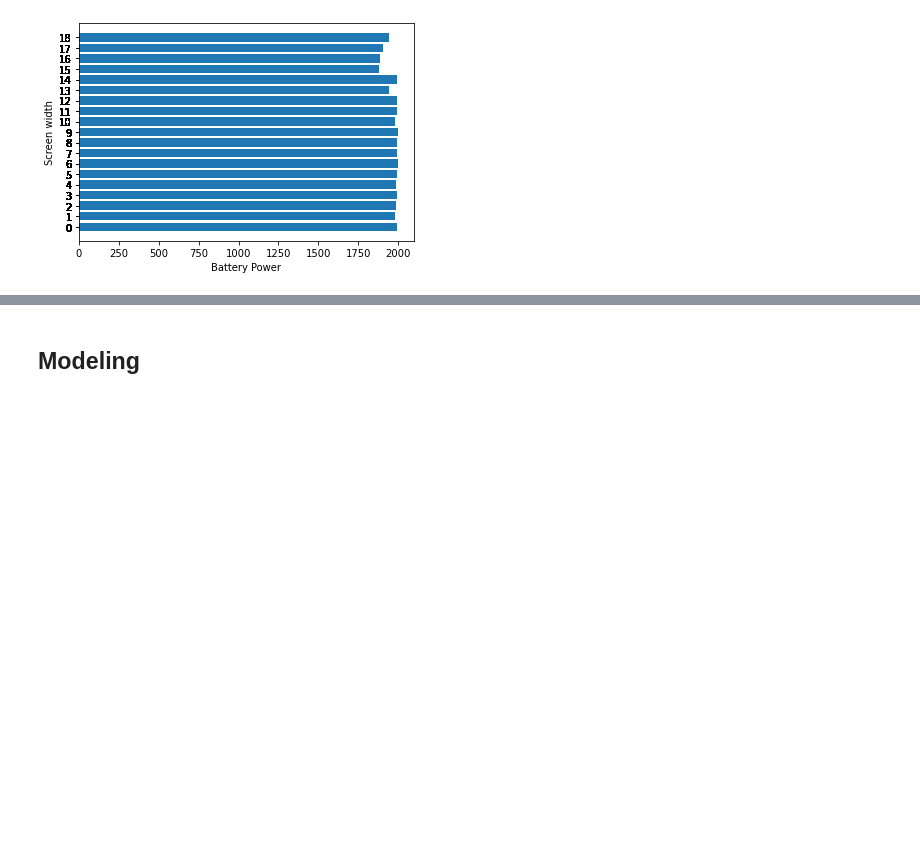
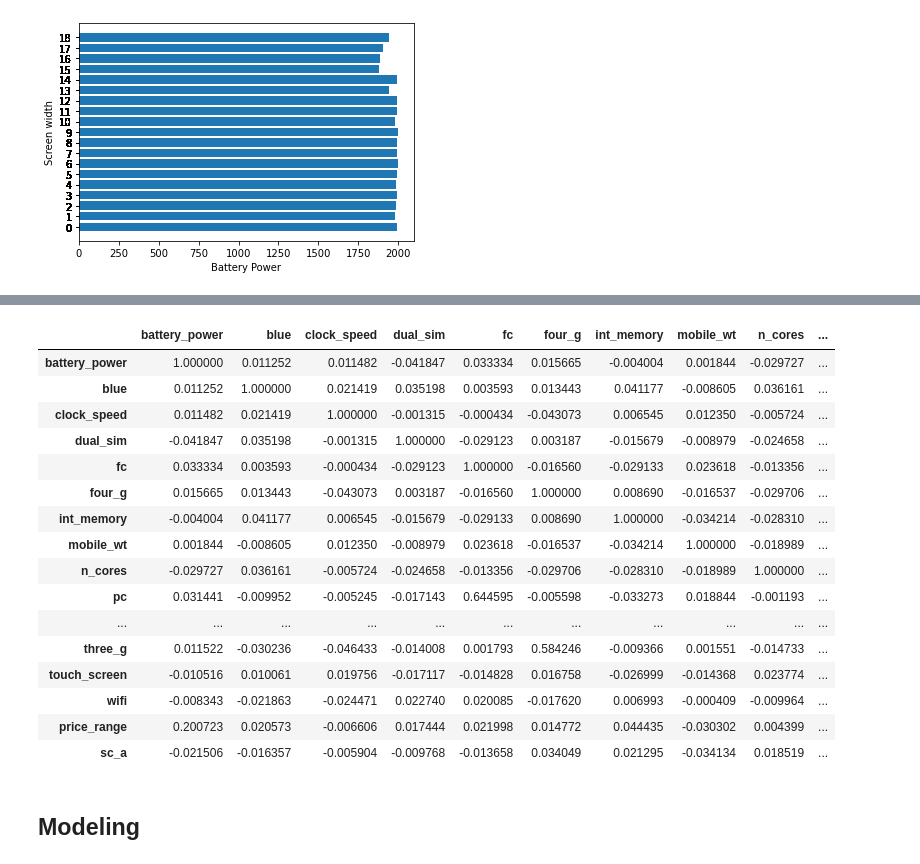
Before and after one commit to Charles2005/Mobile-Price-Classification, a Jupyter notebook: Files/Mobile-Price-Classication.ipynb, the cells around one changed output, grey strips where cells are left out. Drawn from its saved outputs; the diff is of its cells as text; code cells hidden in the pictures; blank space fills up the shorter version.

```diff
--- a/Files/Mobile-Price-Classication.ipynb
+++ b/Files/Mobile-Price-Classication.ipynb
@@ -266,3 +346,24 @@ plt.ylabel("Screen width");
+# %%
+corr = mobile_train.corr()
+corr
+# %% [output]
+|  | battery_power | blue | clock_speed | dual_sim | fc | four_g | int_memory | mobile_wt | n_cores | ... |
+| battery_power | 1.000000 | 0.011252 | 0.011482 | -0.041847 | 0.033334 | 0.015665 | -0.004004 | 0.001844 | -0.029727 | ... |
+| blue | 0.011252 | 1.000000 | 0.021419 | 0.035198 | 0.003593 | 0.013443 | 0.041177 | -0.008605 | 0.036161 | ... |
+| clock_speed | 0.011482 | 0.021419 | 1.000000 | -0.001315 | -0.000434 | -0.043073 | 0.006545 | 0.012350 | -0.005724 | ... |
+| dual_sim | -0.041847 | 0.035198 | -0.001315 | 1.000000 | -0.029123 | 0.003187 | -0.015679 | -0.008979 | -0.024658 | ... |
+| fc | 0.033334 | 0.003593 | -0.000434 | -0.029123 | 1.000000 | -0.016560 | -0.029133 | 0.023618 | -0.013356 | ... |
+| four_g | 0.015665 | 0.013443 | -0.043073 | 0.003187 | -0.016560 | 1.000000 | 0.008690 | -0.016537 | -0.029706 | ... |
+| int_memory | -0.004004 | 0.041177 | 0.006545 | -0.015679 | -0.029133 | 0.008690 | 1.000000 | -0.034214 | -0.028310 | ... |
+| mobile_wt | 0.001844 | -0.008605 | 0.012350 | -0.008979 | 0.023618 | -0.016537 | -0.034214 | 1.000000 | -0.018989 | ... |
+| n_cores | -0.029727 | 0.036161 | -0.005724 | -0.024658 | -0.013356 | -0.029706 | -0.028310 | -0.018989 | 1.000000 | ... |
+| pc | 0.031441 | -0.009952 | -0.005245 | -0.017143 | 0.644595 | -0.005598 | -0.033273 | 0.018844 | -0.001193 | ... |
+| ... | ... | ... | ... | ... | ... | ... | ... | ... | ... | ... |
+| three_g | 0.011522 | -0.030236 | -0.046433 | -0.014008 | 0.001793 | 0.584246 | -0.009366 | 0.001551 | -0.014733 | ... |
+| touch_screen | -0.010516 | 0.010061 | 0.019756 | -0.017117 | -0.014828 | 0.016758 | -0.026999 | -0.014368 | 0.023774 | ... |
+| wifi | -0.008343 | -0.021863 | -0.024471 | 0.022740 | 0.020085 | -0.017620 | 0.006993 | -0.000409 | -0.009964 | ... |
+| price_range | 0.200723 | 0.020573 | -0.006606 | 0.017444 | 0.021998 | 0.014772 | 0.044435 | -0.030302 | 0.004399 | ... |
+| sc_a | -0.021506 | -0.016357 | -0.005904 | -0.009768 | -0.013658 | 0.034049 | 0.021295 | -0.034134 | 0.018519 | ... |
 # %% [markdown]
 ## Modeling
 # %%
```
Also changed, not shown: parts of 17 cells of this notebook.
